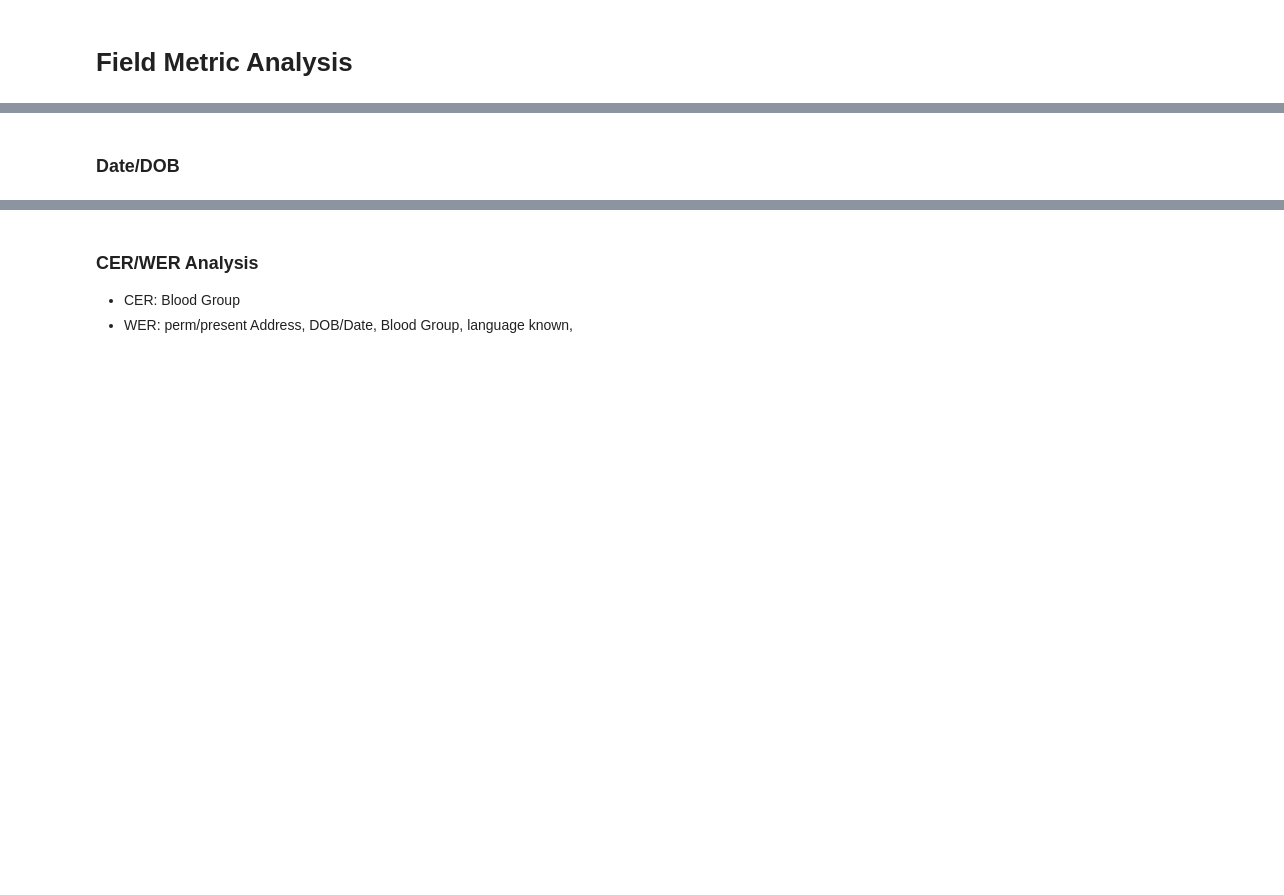
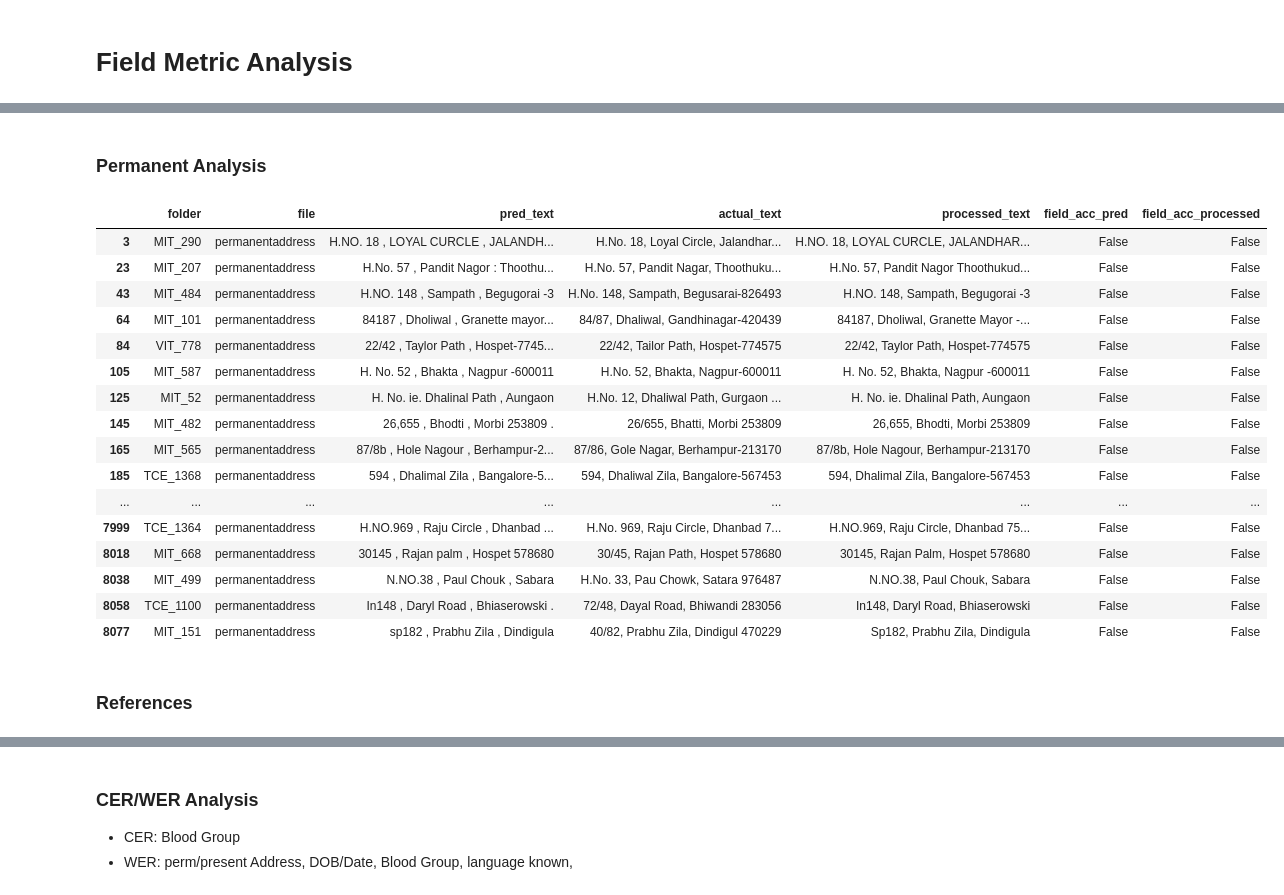
Before and after one commit to sathishkumartheta/tokenwise-dehado-ai, a Jupyter notebook: notebooks/OCR_Metrics.ipynb, the cells around one changed output, grey strips where cells are left out. Saved outputs shown, nothing was run; the diff lists cells and outputs as text; code cells hidden in the pictures; blank space fills up the shorter version.

```diff
--- a/notebooks/OCR_Metrics.ipynb
+++ b/notebooks/OCR_Metrics.ipynb
@@ -485,8 +554,31 @@ df_processed[(df_processed['field_acc_processed'] == False) & (df_processed['fil
+# %% [markdown]
+### Permanent Analysis
+# %%
+field_name = 'permanentaddress'
+df_processed[(df_processed['field_acc_processed'] == False) & (df_processed['file'] == field_name)]
+# %% [output]
+|  | folder | file | pred_text | actual_text | processed_text | field_acc_pred | field_acc_processed |
+| 3 | MIT_290 | permanentaddress | H.NO. 18 , LOYAL CURCLE , JALANDH... | H.No. 18, Loyal Circle, Jalandhar... | H.NO. 18, LOYAL CURCLE, JALANDHAR... | False | False |
+| 23 | MIT_207 | permanentaddress | H.No. 57 , Pandit Nagor : Thoothu... | H.No. 57, Pandit Nagar, Thoothuku... | H.No. 57, Pandit Nagor Thoothukud... | False | False |
+| 43 | MIT_484 | permanentaddress | H.NO. 148 , Sampath , Begugorai -3 | H.No. 148, Sampath, Begusarai-826493 | H.NO. 148, Sampath, Begugorai -3 | False | False |
+| 64 | MIT_101 | permanentaddress | 84187 , Dholiwal , Granette mayor... | 84/87, Dhaliwal, Gandhinagar-420439 | 84187, Dholiwal, Granette Mayor -... | False | False |
+| 84 | VIT_778 | permanentaddress | 22/42 , Taylor Path , Hospet-7745... | 22/42, Tailor Path, Hospet-774575 | 22/42, Taylor Path, Hospet-774575 | False | False |
+| 105 | MIT_587 | permanentaddress | H. No. 52 , Bhakta , Nagpur -600011 | H.No. 52, Bhakta, Nagpur-600011 | H. No. 52, Bhakta, Nagpur -600011 | False | False |
+| 125 | MIT_52 | permanentaddress | H. No. ie. Dhalinal Path , Aungaon | H.No. 12, Dhaliwal Path, Gurgaon ... | H. No. ie. Dhalinal Path, Aungaon | False | False |
+| 145 | MIT_482 | permanentaddress | 26,655 , Bhodti , Morbi 253809 . | 26/655, Bhatti, Morbi 253809 | 26,655, Bhodti, Morbi 253809 | False | False |
+| 165 | MIT_565 | permanentaddress | 87/8b , Hole Nagour , Berhampur-2... | 87/86, Gole Nagar, Berhampur-213170 | 87/8b, Hole Nagour, Berhampur-213170 | False | False |
+| 185 | TCE_1368 | permanentaddress | 594 , Dhalimal Zila , Bangalore-5... | 594, Dhaliwal Zila, Bangalore-567453 | 594, Dhalimal Zila, Bangalore-567453 | False | False |
+| ... | ... | ... | ... | ... | ... | ... | ... |
+| 7999 | TCE_1364 | permanentaddress | H.NO.969 , Raju Circle , Dhanbad ... | H.No. 969, Raju Circle, Dhanbad 7... | H.NO.969, Raju Circle, Dhanbad 75... | False | False |
+| 8018 | MIT_668 | permanentaddress | 30145 , Rajan palm , Hospet 578680 | 30/45, Rajan Path, Hospet 578680 | 30145, Rajan Palm, Hospet 578680 | False | False |
+| 8038 | MIT_499 | permanentaddress | N.NO.38 , Paul Chouk , Sabara | H.No. 33, Pau Chowk, Satara 976487 | N.NO.38, Paul Chouk, Sabara | False | False |
+| 8058 | TCE_1100 | permanentaddress | In148 , Daryl Road , Bhiaserowski . | 72/48, Dayal Road, Bhiwandi 283056 | In148, Daryl Road, Bhiaserowski | False | False |
+| 8077 | MIT_151 | permanentaddress | sp182 , Prabhu Zila , Dindigula | 40/82, Prabhu Zila, Dindigul 470229 | Sp182, Prabhu Zila, Dindigula | False | False |
+# %% [markdown]
+### References
 # %%
 field_name = 'referencescmob1'
 df_processed[(df_processed['field_acc_processed'] == False) & (df_processed['file'] == field_name)]
 # %%
 field_name = 'referencescmob1'
 len(df_processed[(df_processed['field_acc_processed'] == False) & (df_processed['file'] == field_name)])
-# %% [markdown]
-### Date/DOB
```
Also changed, not shown: parts of 94 cells of this notebook.
